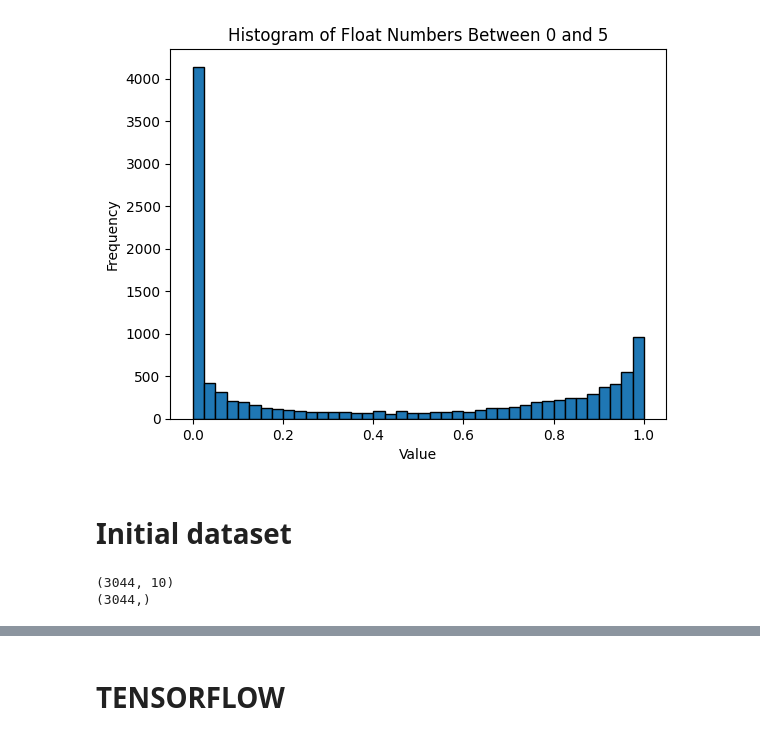
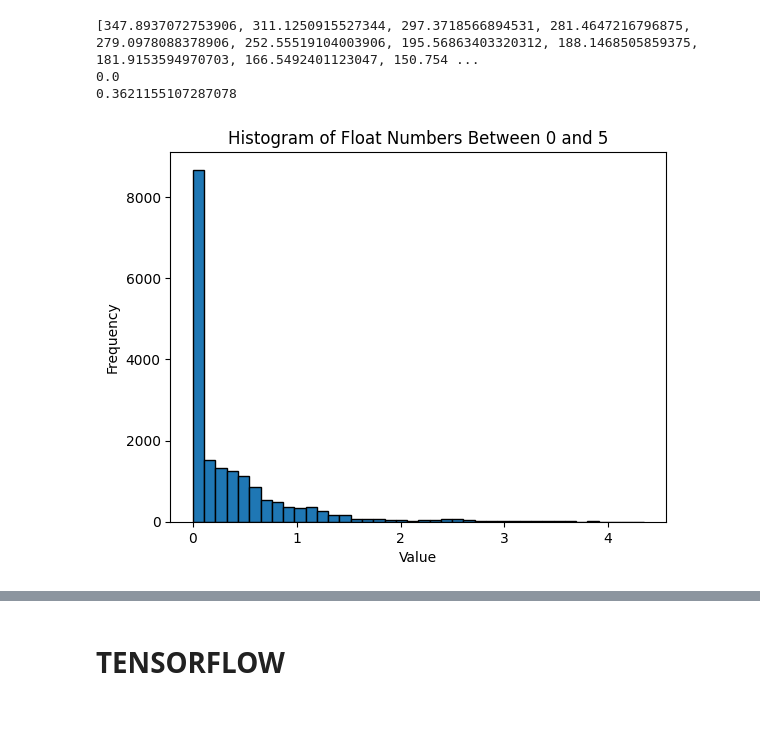
Before and after one commit to yifeidong0/dynamicCageForMPPI, a Jupyter notebook: scripts/cage_metric_trainer.ipynb, the cells around one changed output, grey strips where cells are left out. Saved outputs shown, nothing was run; the diff lists cells and outputs as text; code cells hidden in the pictures.

```diff
--- a/scripts/cage_metric_trainer.ipynb
+++ b/scripts/cage_metric_trainer.ipynb
@@ -25,8 +21,11 @@ with open(filename_input, mode='r', newline='') as file:
     headers = next(reader)
     for row in reader:
         input.append([float(r) for r in row])
-inputs = [input[i][4:] for i in range(len(input))]
+inputs = [input[i][4:-3] for i in range(len(input))]
+quality = [input[i][-3:] for i in range(len(input))]
 print(len(inputs))
 print(len(inputs[0]))
+print(len(quality[0]))
 print(inputs[0])
+print(quality[0])
 # %% [output]
@@ -96,19 +54,30 @@ print(success_labels[0])
+# %%
+import heapq
+import numpy as np
+
+xo = [q[1] for q in quality]
+ten_largest_values = heapq.nlargest(100, xo)
+print(ten_largest_values)
+print(np.median(xo))
+print(np.mean(xo))
+# %% [output]
+[347.8937072753906, 311.1250915527344, 297.3718566894531, 281.4647216796875, 279.0978088378906, 252.55519104003906, 195.56863403320312, 188.1468505859375, 181.9153594970703, 166.5492401123047, 150.754 ...
+0.0
+0.3621155107287078
 # %%
 # xo = [inputs[i][0] for i in range(len(inputs))]
 # xo = [success_labels[i] for i in range(len(success_labels))]
-xo = [maneuver_labels[i] for i in range(len(maneuver_labels))]
+xo = [q[0] for q in quality]
 
 # Create the histogram
 plt.hist(xo, bins=40, edgecolor='black')  # You can adjust the number of bins
 
 # Adding labels and title
 plt.xlabel('Value')
 plt.ylabel('Frequency')
 plt.title('Histogram of Float Numbers Between 0 and 5')
 
 # Show the plot
 plt.show()
 # %% [output]
-[figure, old version]
+[figure, new version]
-# %% [markdown]
-# Initial dataset
@@ -141,8 +83,0 @@ labels = [label[i][-1] for i in noninf_idx] # 2802
-# %%
-inputs = np.asarray(inputs)
-labels = np.asarray(labels)
-print(inputs.shape)
-print(labels.shape)
-# %% [output]
-(3044, 10)
-(3044,)
```
Also changed, not shown: parts of 24 cells of this notebook, 7 other files.
